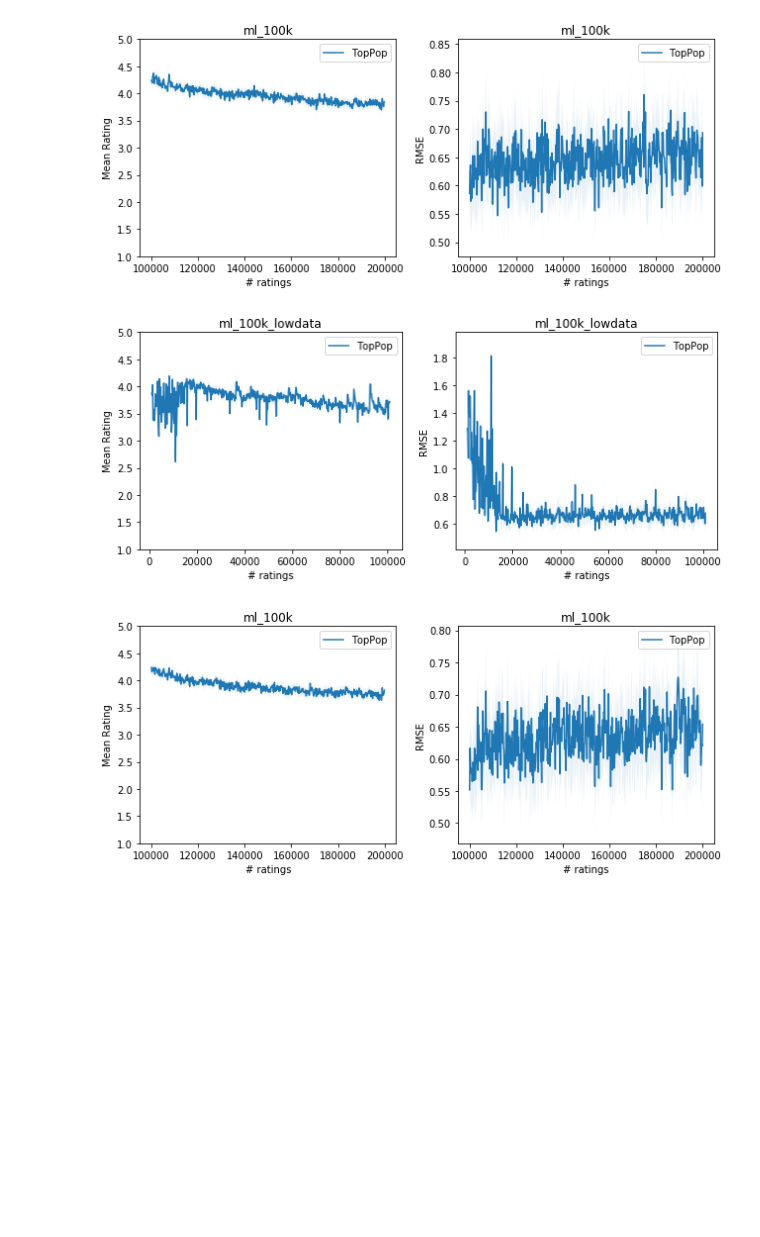
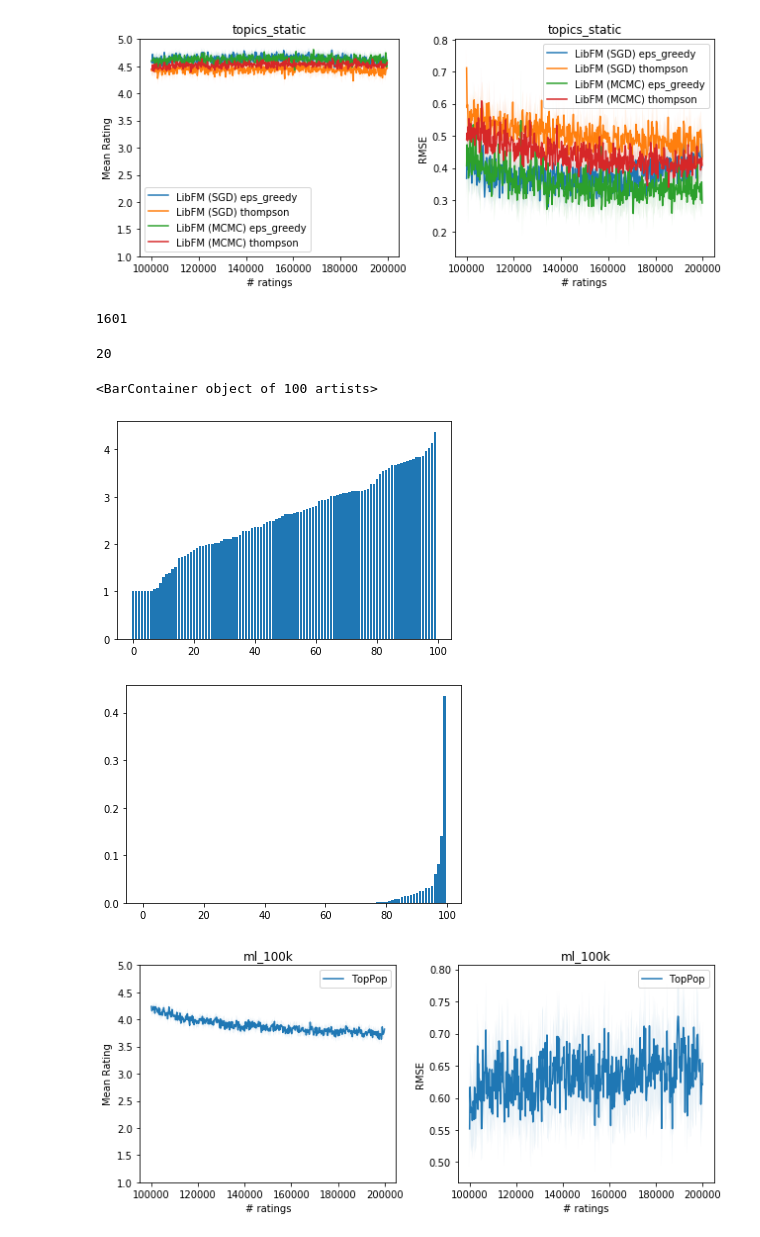
Before and after one commit to berkeley-reclab/RecLab, a Jupyter notebook: experiments/Plotting-Results.ipynb, the cells around one changed output. Drawn from its saved outputs; the diff is of its cells as text; code cells hidden in the pictures; blank space fills up the shorter version.

Commit message:
plotting the effect of power

```diff
--- a/experiments/Plotting-Results.ipynb
+++ b/experiments/Plotting-Results.ipynb
@@ -18,12 +16,19 @@ Using TensorFlow backend.
 # %%
 # S3 storage parameters
 bucket_name = 'recsys-eval'
-data_dir = 'master'
+data_dir = 'Sarah'
 
 env_names = ['topics_static', 'topics_dynamic', 'latent_static', 'latent_dynamic'] + \
             ['topics_static_small', 'topics_dynamic_small', 'latent_static_small', 'latent_dynamic_small']
 env_names = ['ml_100k', 'ml_100k_lowdata'] # 'latent_static', 'latent_dynamic',
+env_names = ['topics_static'] # 'latent_static', 'latent_dynamic',
 recommender_names = ['TopPop'] # ['PerfectRec', 'TopPop', 'RandomRec'] #, 'EASE']
+
+recommender_names = ['LibFM (SGD)', 'LibFM (SGD) eps_greedy', 'LibFM (SGD) thompson', 'LibFM (MCMC)',
+                     'LibFM (MCMC) eps_greedy', 'LibFM (MCMC) thompson'] #, 'LibFM (MCMC) thompson']
+
+recommender_names = ['LibFM (SGD) eps_greedy', 'LibFM (SGD) thompson',
+                     'LibFM (MCMC) eps_greedy', 'LibFM (MCMC) thompson'] #, 'LibFM (MCMC) thompson']
 
 for env_name in env_names:
 
@@ -45,34 +50,33 @@ for env_name in env_names:
         ENV_PARAMS = LATENT_DYNAMIC_SMALL
     elif env_name == 'ml_100k':
         ENV_PARAMS = ML_100K
     elif env_name == 'ml_100k_lowdata':
         ENV_PARAMS = ML_100K_LOWDATA
     else:
         assert False, "environment not implemented!"
 
 
     # Experiment setup.
     n_trials = 1
     trial_seeds = [i for i in range(n_trials)]
-    num_init_ratings = ENV_PARAMS['optional_params']['num_init_ratings']
+    num_init_ratings = ENV_PARAMS['optional_params']['num_init_ratings'] # - 99000
     len_trial = get_len_trial(ENV_PARAMS)
     num_users, _ = get_num_users_items(ENV_PARAMS)
 
     environment_name = ENV_PARAMS['name']
-    env_name = ENV_PARAMS['name']
+    env_name = ENV_PARAMS['name'] # + '_lowdata'
 
     plot_ratings_mses_s3(recommender_names,
                          len_trial,
                          bucket_name,
                          data_dir,
                          env_name,
                          trial_seeds,
                          plot_dense=False,
                          num_users=num_users,
                          num_init_ratings=num_init_ratings,
                          rating_frequency = ENV_PARAMS['optional_params']['rating_frequency'],
                          threshold=10,
                          title=[env_name, env_name])
 # %% [output]
-[figure, old version]
+[figure, new version]
-[figure, removed]
@@ -78,0 +85,4 @@ for env_name in env_names:
+# %%
+1700-int((99000/1000))
+# %% [output]
+1601
@@ -79,3 +96,19 @@ for env_name in env_names:
+# %%
+power
+# %% [output]
+20
+# %%
+order = np.argsort(predictions)
+
+plt.figure()
+plt.bar(range(len(predictions)), predictions[order])
+
+plt.figure()
+plt.bar(range(len(selection_probs)), selection_probs[order])
+# %% [output]
+<BarContainer object of 100 artists>
+[figure, added]
+[figure, added]
 # %%
 # Below is a model trained with biases (above the model is trained without biases)
 # %% [output]
```
Also changed, not shown: parts of 3 cells of this notebook.
